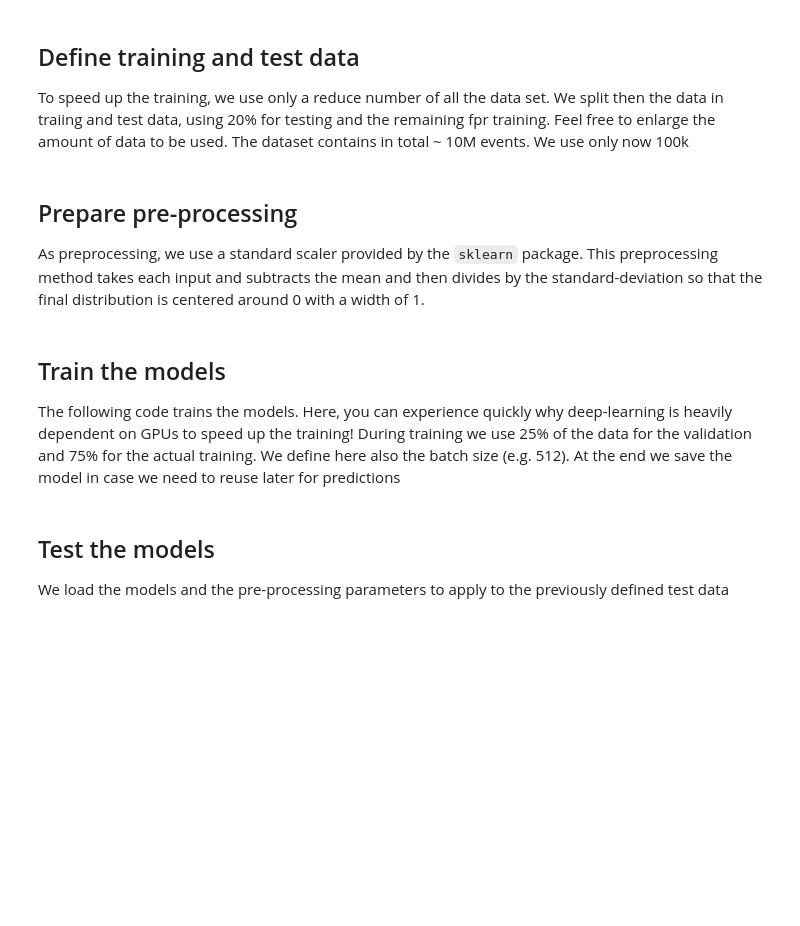
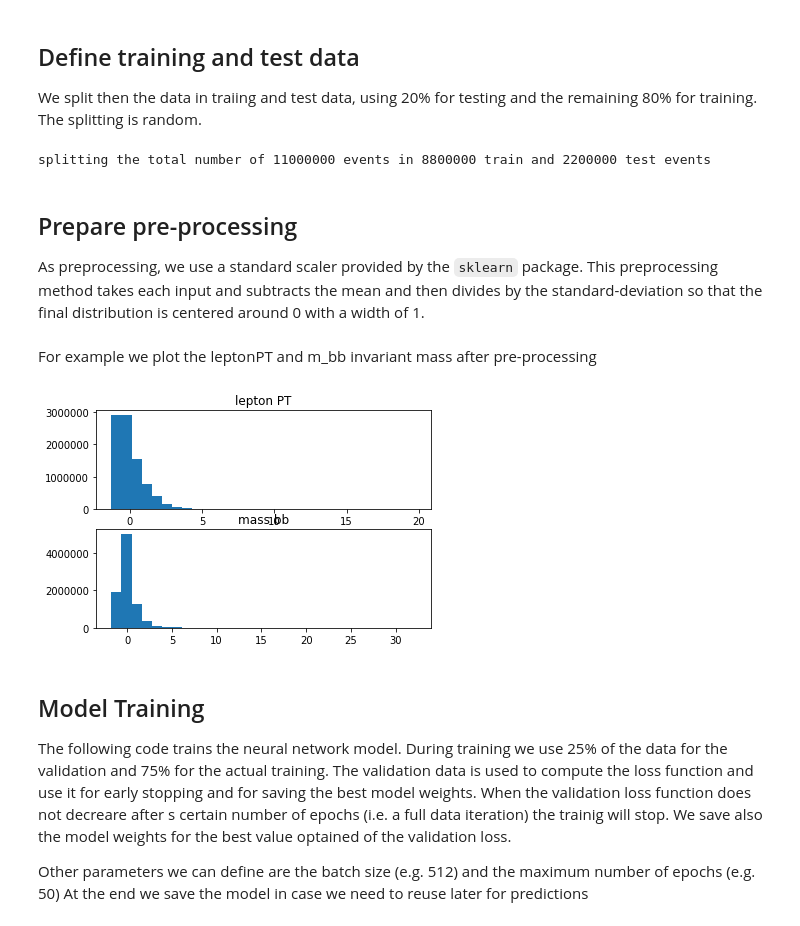
Before and after one commit to lmoneta/ml-tutorial-EIROforum, a Jupyter notebook: Higgs_training_example.ipynb, the cells around one changed output. Drawn from its saved outputs; the diff is of its cells as text; code cells hidden in the pictures; blank space fills up the shorter version.

```diff
--- a/Higgs_training_example.ipynb
+++ b/Higgs_training_example.ipynb
@@ -91,18 +229,19 @@ for model in [model_shallow, model_deep]:
 # %% [markdown]
 ## Define training and test data
 
-To speed up the training, we use only a reduce number of all the data set. We split then the data in traiing and test data, using 20% for testing and the remaining fpr training.
-Feel free to enlarge the amount of data to be used.
-The dataset contains in total ~ 10M events. We use only now 100k
+We split then the data in traiing and test data, using 20% for testing and the remaining 80% for training.
+The splitting is random.
 # %%
 # total number of events
 ntotal_evts = inputs.shape[0]
-nused_evts = 1000000
-evtoffset = 0
-print("using for test and training",nused_evts," of a total ",ntotal_evts)
 
 inputs_train, inputs_test, targets_train, targets_test = train_test_split(
-        inputs[evtoffset:evtoffset+nused_evts], targets[evtoffset:evtoffset+nused_evts], test_size=0.10, random_state=1234, shuffle=True)
+                                            inputs, targets, test_size=0.20, random_state=1234 )
+
+print ('splitting the total number of',ntotal_evts,
+       'events in',inputs_train.shape[0],'train and',inputs_test.shape[0],'test events')
+# %% [output]
+splitting the total number of 11000000 events in 8800000 train and 2200000 test events
 # %% [markdown]
 ## Prepare pre-processing
 
@@ -111,10 +250,28 @@ As preprocessing, we use a standard scaler provided by the `sklearn` package. Th
 preprocessing_input = StandardScaler()
 preprocessing_input.fit(inputs_train)
 pickle.dump(preprocessing_input, open("HIGGS_preprocessing.pickle", "wb"))
+# %% [markdown]
+For example we plot the leptonPT and m_bb invariant mass after pre-processing
+# %%
+preprocessed_input  = preprocessing_input.transform(inputs_train)
+plt.figure(1)
+plt.subplot(211)
+n, bins, patches = plt.hist(preprocessed_input[:,0],30)
+plt.title('lepton PT')
+plt.subplot(212)
+n, bins, patches = plt.hist(preprocessed_input[:,25],30)
+plt.title('mass bb')
+plt.show()
+# %% [output]
+[figure, added]
 # %% [markdown]
-## Train the models
+## Model Training
 
-The following code trains the models. Here, you can experience quickly why deep-learning is heavily dependent on GPUs to speed up the training!
+The following code trains the neural network model.
 During training we use 25% of the data for the validation and 75% for the actual training.
-We define here also the batch size (e.g. 512).
+The validation data is used to compute the loss function and use it for early stopping and for saving the best
+model weights.
+When the validation loss function does not decreare after s certain number of epochs (i.e. a full data iteration) the trainig will stop. We save also the model weights for the best value optained of the validation loss.
+
+Other parameters we can define are the batch size (e.g. 512) and the maximum number of epochs (e.g. 50)
 At the end we save the model in case we need to reuse later for predictions
@@ -136,4 +277,0 @@ for model, name in zip([model_shallow, model_deep], ["HIGGS_model_shallow.h5", "
-# %% [markdown]
-## Test the models
-
-We load the models and the pre-processing parameters to apply to the previously defined test data
```
Also changed, not shown: parts of 42 cells of this notebook, 1 other file.
